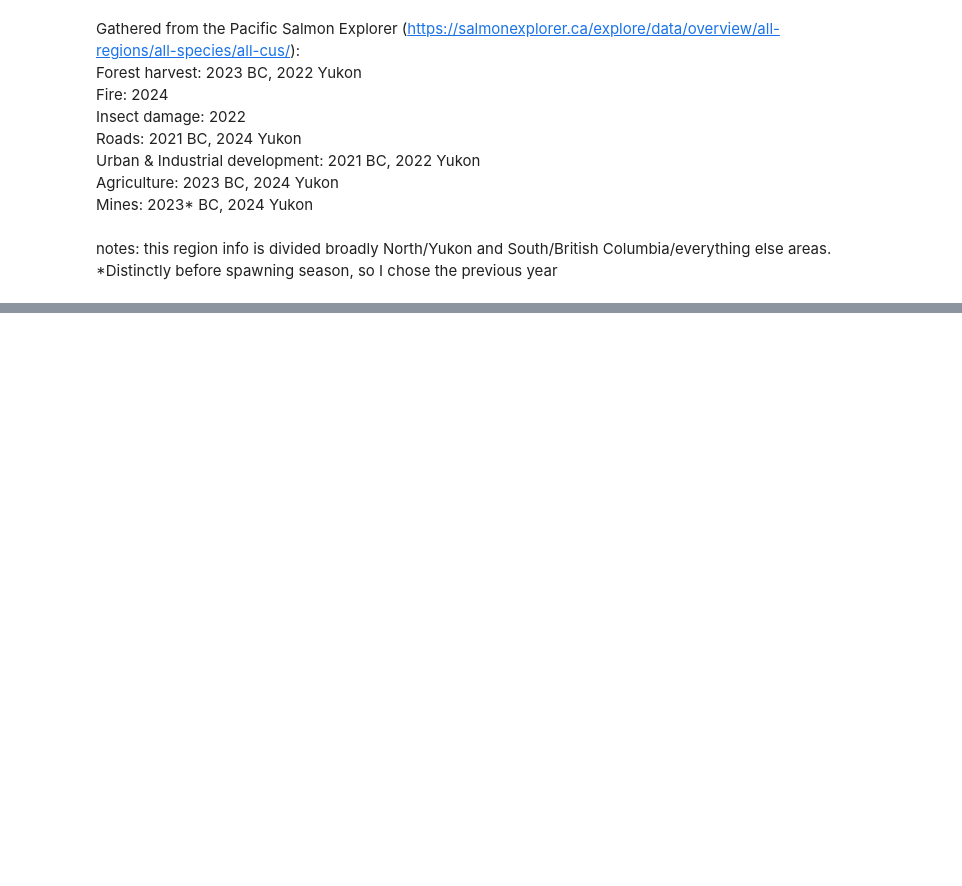
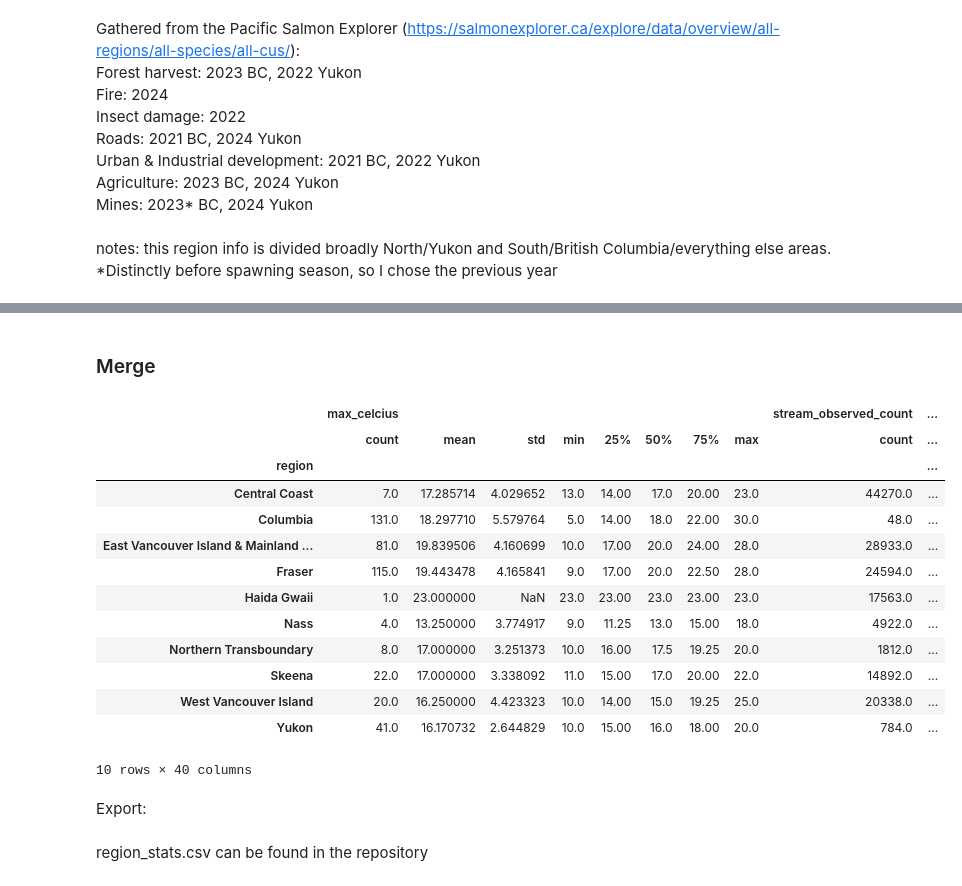
Before and after one commit to blippy-m/group-project, a Jupyter notebook: code/new_data.ipynb, the cells around one changed output, grey strips where cells are left out. Drawn from its saved outputs; the diff is of its cells as text; code cells hidden in the pictures; blank space fills up the shorter version.

```diff
--- a/code/new_data.ipynb
+++ b/code/new_data.ipynb
@@ -298,0 +388,35 @@ harvest_df = pd.merge(
+# %%
+pressures_region_mod_describe_df = pressures_all_df.groupby(['region'])['cumulative_modpct'].describe()
+# %%
+pressures_region_hi_describe_df = pressures_all_df.groupby(['region'])['cumulative_hipct'].describe()
+# %% [markdown]
+### Merge
+# %%
+dfs = {
+    'max_celcius': stream_region_describe_df,
+    'stream_observed_count': salmon_region_describe_df,
+    'cumulative_lopct': pressures_region_lo_describe_df,
+    'cumulative_modpct': pressures_region_mod_describe_df,
+    'cumulative_hipct': pressures_region_hi_describe_df
+}
+# %%
+region_stats_df = pd.concat(dfs, axis=1)
+# %%
+region_stats_df
+# %% [output]
+|  | max_celcius |  |  |  |  |  |  |  | stream_observed_count | ... |
+|  | count | mean | std | min | 25% | 50% | 75% | max | count | ... |
+| region |  |  |  |  |  |  |  |  |  | ... |
+| Central Coast | 7.0 | 17.285714 | 4.029652 | 13.0 | 14.00 | 17.0 | 20.00 | 23.0 | 44270.0 | ... |
+| Columbia | 131.0 | 18.297710 | 5.579764 | 5.0 | 14.00 | 18.0 | 22.00 | 30.0 | 48.0 | ... |
+| East Vancouver Island & Mainland ... | 81.0 | 19.839506 | 4.160699 | 10.0 | 17.00 | 20.0 | 24.00 | 28.0 | 28933.0 | ... |
+| Fraser | 115.0 | 19.443478 | 4.165841 | 9.0 | 17.00 | 20.0 | 22.50 | 28.0 | 24594.0 | ... |
+| Haida Gwaii | 1.0 | 23.000000 | NaN | 23.0 | 23.00 | 23.0 | 23.00 | 23.0 | 17563.0 | ... |
+| Nass | 4.0 | 13.250000 | 3.774917 | 9.0 | 11.25 | 13.0 | 15.00 | 18.0 | 4922.0 | ... |
+| Northern Transboundary | 8.0 | 17.000000 | 3.251373 | 10.0 | 16.00 | 17.5 | 19.25 | 20.0 | 1812.0 | ... |
+| Skeena | 22.0 | 17.000000 | 3.338092 | 11.0 | 15.00 | 17.0 | 20.00 | 22.0 | 14892.0 | ... |
+| West Vancouver Island | 20.0 | 16.250000 | 4.423323 | 10.0 | 14.00 | 15.0 | 19.25 | 25.0 | 20338.0 | ... |
+| Yukon | 41.0 | 16.170732 | 2.644829 | 10.0 | 15.00 | 16.0 | 18.00 | 20.0 | 784.0 | ... |
+10 rows × 40 columns
+# %% [markdown]
+Export:
@@ -298,0 +425,2 @@ harvest_df = pd.merge(
+# %% [markdown]
+region_stats.csv can be found in the repository
```
Also changed, not shown: parts of 52 cells of this notebook.
